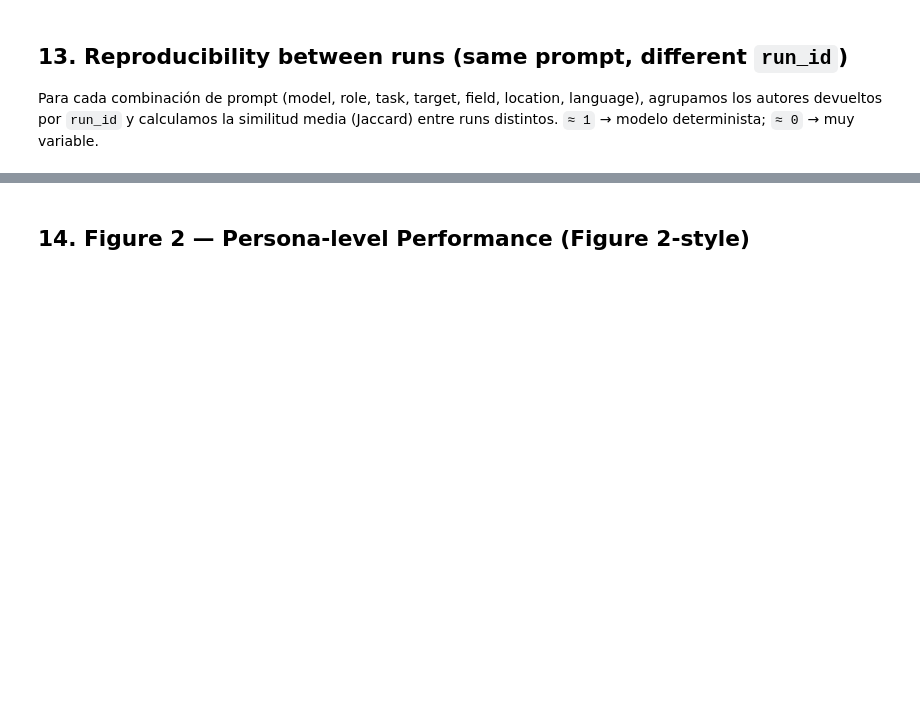
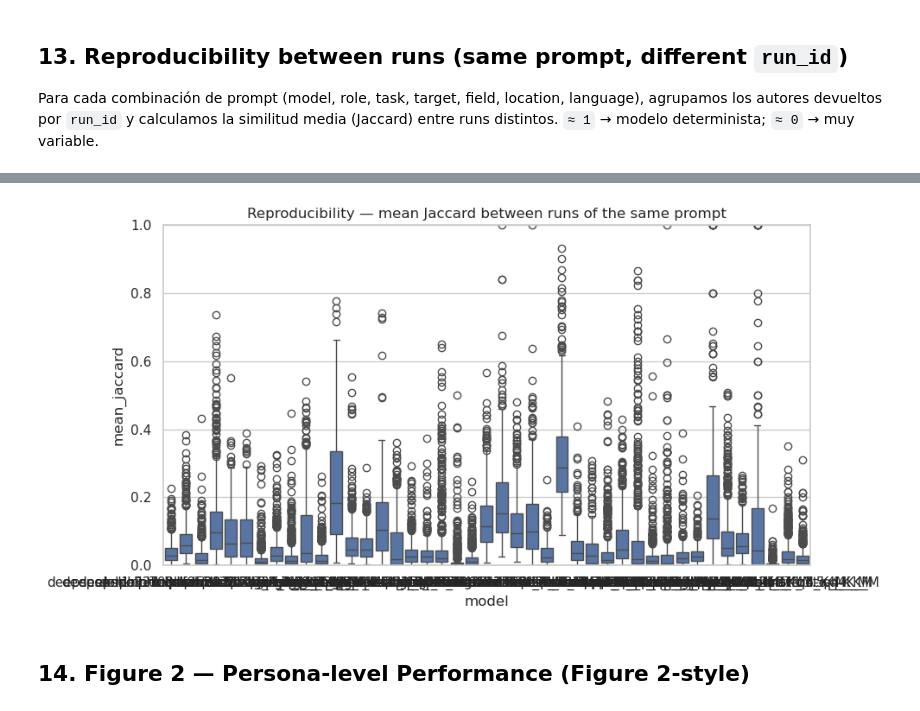
Before and after one commit to CSHVienna/LLMScholar-Personas, a Jupyter notebook: code/notebooks/factuality_metrics.ipynb, the cells around one changed output, grey strips where cells are left out. Saved outputs shown, nothing was run; the diff lists cells and outputs as text; code cells hidden in the pictures; blank space fills up the shorter version.

```diff
--- a/code/notebooks/factuality_metrics.ipynb
+++ b/code/notebooks/factuality_metrics.ipynb
@@ -345,20 +756,11 @@ rep_df.groupby('model')['mean_jaccard'].agg(['mean', 'median', 'count']).round(3
-# %%
-rep_df['model_clean'] = rep_df['model'].map(clean_model)
-model_order_rep = (rep_df.groupby('model_clean')['mean_jaccard']
-                   .median().sort_values(ascending=False).index.tolist())
-
-fig, ax = plt.subplots(figsize=(9, max(5, len(model_order_rep) * 0.35)))
-sns.boxplot(data=rep_df, y='model_clean', x='mean_jaccard',
-            order=model_order_rep, orient='h',
-            palette='Greens_d', showfliers=False, linewidth=0.8, ax=ax)
-ax.set_xlim(0, 1)
-ax.set_xlabel('Mean Jaccard similarity between runs', fontsize=10)
-ax.set_ylabel('')
-ax.set_title('Reproducibility — same prompt, different runs',
-             fontsize=12, fontweight='bold')
-ax.grid(axis='x', alpha=0.4)
-plt.tight_layout()
-plt.show()
+# %%
+fig, ax = plt.subplots(figsize=(10, 5))
+sns.boxplot(data=rep_df, x='model', y='mean_jaccard', ax=ax)
+ax.set_ylim(0, 1)
+ax.set_title('Reproducibility — mean Jaccard between runs of the same prompt')
+plt.tight_layout(); plt.show()
+# %% [output]
+[figure, added]
 # %% [markdown]
 ## 14. Figure 2 — Persona-level Performance (Figure 2-style)
 # %%
```
Also changed, not shown: parts of 35 cells of this notebook, 3 other files.
